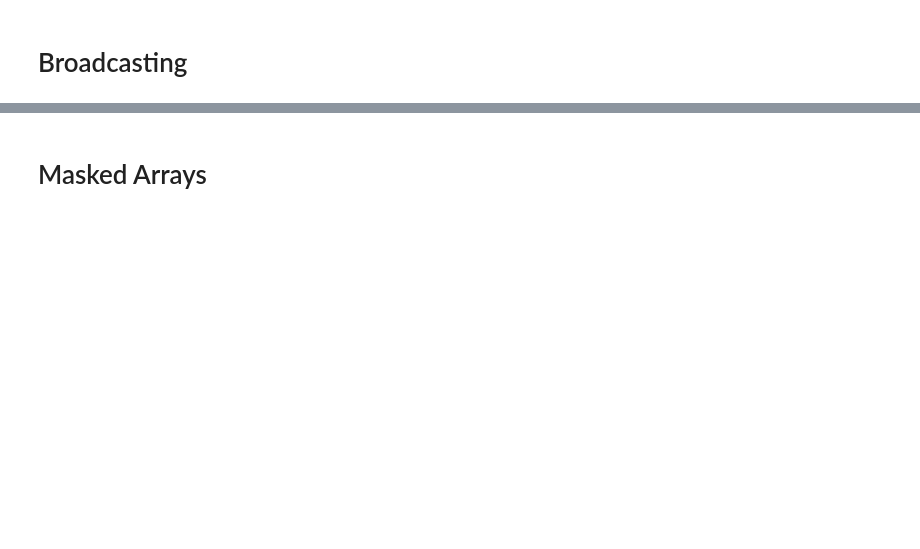
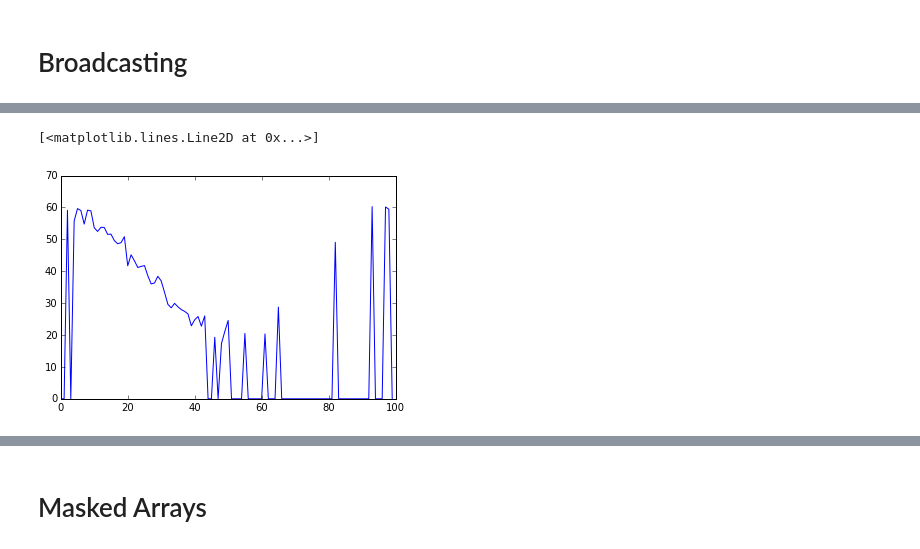
Before and after one commit to russrew/unidata-python-workshop, a Jupyter notebook: numpy.ipynb, the cells around one changed output, grey strips where cells are left out. Drawn from its saved outputs; the diff is of its cells as text; code cells hidden in the pictures; blank space fills up the shorter version.

```diff
--- a/numpy.ipynb
+++ b/numpy.ipynb
@@ -114,0 +236,7 @@ array([[ 0,  2],
+# %%
+temp2 = temp.copy()
+temp2[spd < 10] = 0
+plt.plot(temp2)
+# %% [output]
+[<matplotlib.lines.Line2D at 0x...>]
+[figure, added]
```
Also changed, not shown: parts of 31 cells of this notebook.
